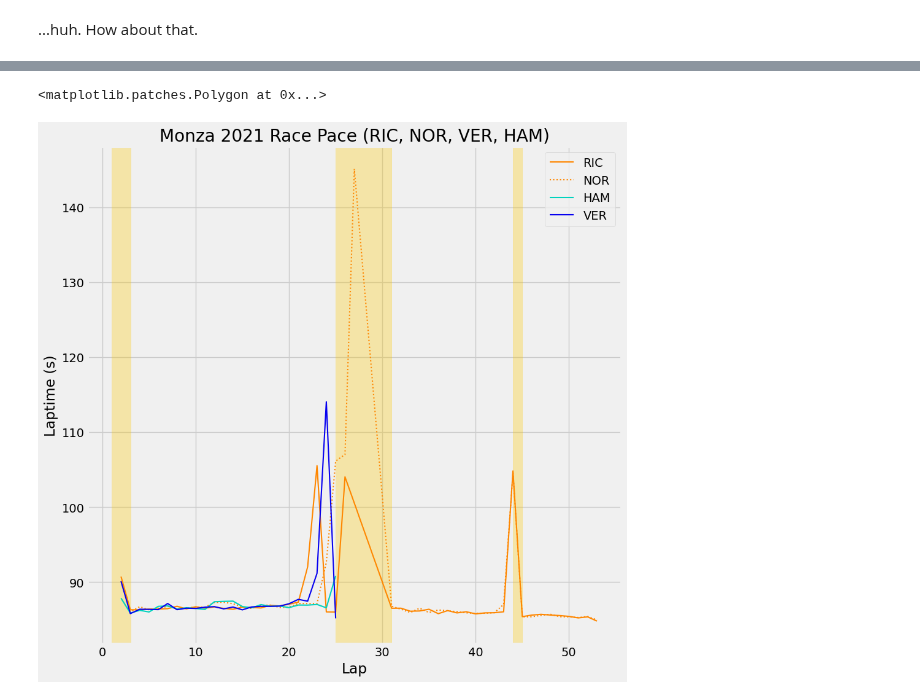
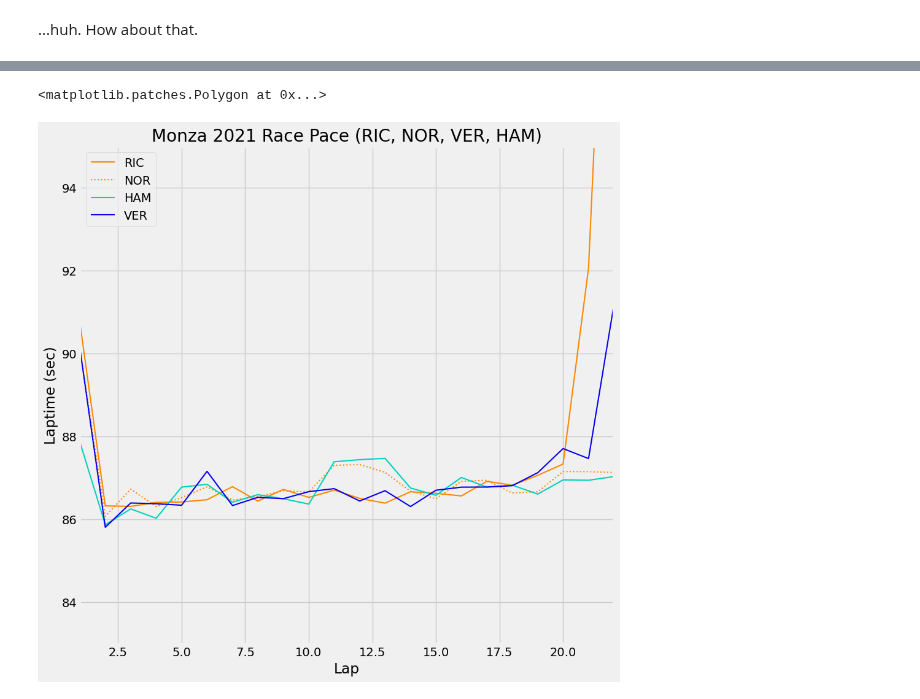
Before and after one commit to orderlogicmachine/f1-pace-analysis, a Jupyter notebook: main.ipynb, the cells around one changed output, grey strips where cells are left out. Drawn from its saved outputs; the diff is of its cells as text; code cells hidden in the pictures.

```diff
--- a/main.ipynb
+++ b/main.ipynb
@@ -203,60 +195,48 @@ visualized_teams = []
 # sc_laps_1 = laps_driver_1.pick_track_status('4', how="contains")
 # sc_laps_2 = laps_driver_1.pick_track_status('6', how='contains')
 # %%
-# To make sure we won't get any equally styled lines when comparing teammates
 visualized_teams = []
 
-# Make plot a bit bigger
 plt.rcParams['figure.figsize'] = [10, 10]
 
-# Create 2 subplots (1 for the boxplot, 1 for the lap-by-lap comparison)
 fig, ax = plt.subplots()
 
 for driver in drivers_to_visualize:
     driver_laps = race.laps.pick_driver(driver)[['LapNumber', 'LapTimeSeconds', 'Team']]
 
     # Select all the laps from that driver
     driver_laps = driver_laps.dropna()
 
     # Get their team for coloring purploses
     team = pd.unique(driver_laps['Team'])[0]
 
-    x = driver_laps['LapNumber']
-
-    # Create a smoothed line between all the laptimes
-    # poly = np.polyfit(driver_laps['LapNumber'], driver_laps['LapTimeSeconds'], 5)
-    # y_poly = np.poly1d(poly)(driver_laps['LapNumber'])
+    # The formation lap is counted as "Lap 1" in the data, so we subtract it from the count
+    x = driver_laps['LapNumber'] - 1
 
     # Create a rolling average of laptimes
     # y = driver_laps['LapTimeSeconds'].rolling(3, center=True).mean()
     y = driver_laps['LapTimeSeconds']
 
-    # Make sure that two teammates don't get the same line style
+    # To ensure teammates' lines are distinct
     linestyle = '-' if team not in visualized_teams else ':'
 
-    # Plot the data
     ax.plot(x, y, label=driver, color=ff1.plotting.team_color(team), linestyle=linestyle, linewidth=1.5)
-
-    # Append labels
-    ax.set(ylabel = 'Laptime (s)')
+    ax.set(ylabel = 'Laptime (sec)')
     ax.set(xlabel = 'Lap')
-
-    # Set title
+    ax.set_xlim(1, 22)
+    ax.set_ylim(83, 95)
     ax.set_title('Monza 2021 Race Pace (RIC, NOR, VER, HAM)')
-
-    # Generate legend
     ax.legend()
 
     # Add the team to the visualized teams variable so that the next time the linestyle will be different
     visualized_teams.append(team)
 
 sc_yellow = '#ffca00'
 
 # Highlight Safety Car & Virtual Safety Car laps in F1's Safety Car Yellow
-# Could definitely do this programatically. Outer values of consecutive runs? axvspan method can only take beginning and ending lap numbers
-ax.axvspan(1, 3, color=sc_yellow, alpha=0.3)
-ax.axvspan(25, 31, color=sc_yellow, alpha=0.3)
-ax.axvspan(44, 45, color=sc_yellow, alpha=0.3)
+# Could definitely do this programmatically. Outer values of consecutive runs? axvspan method can only take beginning and ending lap numbers
+ax.axvspan(24, 30, color=sc_yellow, alpha=0.3)
+ax.axvspan(43, 44, color=sc_yellow, alpha=0.3)
 # %% [output]
 <matplotlib.patches.Polygon at 0x...>
-[figure, old version]
+[figure, new version]
```
Also changed, not shown: parts of 9 cells of this notebook, 3 other files.
